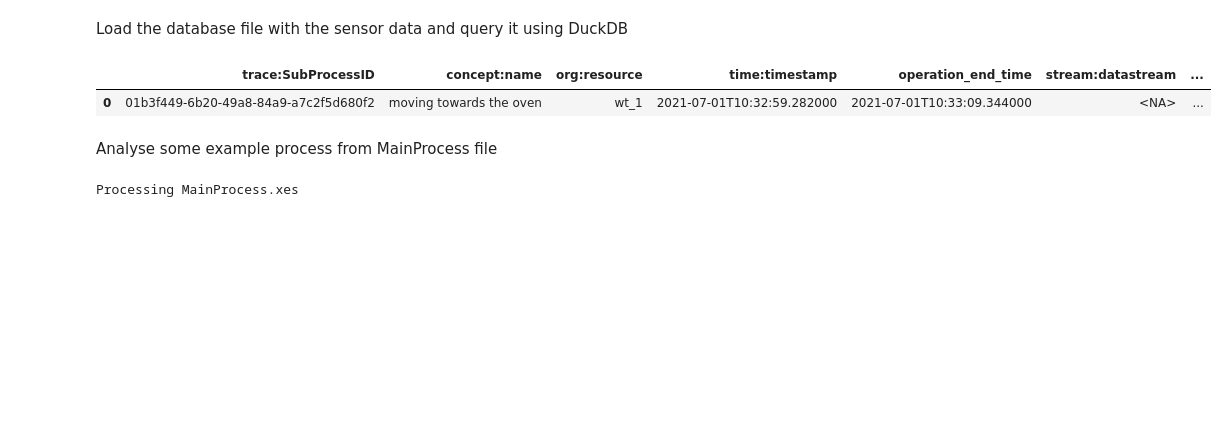
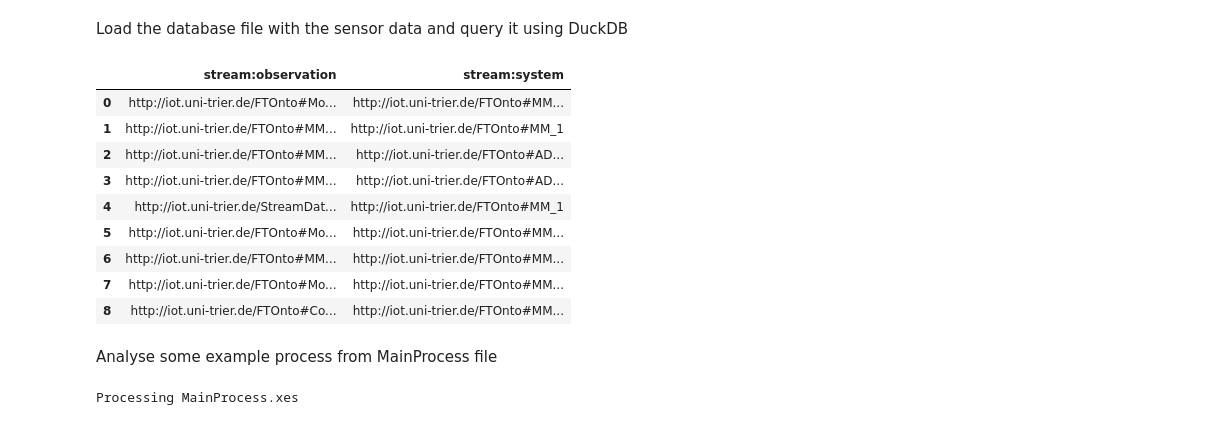
Before and after one commit to Olive305/Bachelor-thesis, a Jupyter notebook: Data/IoT enriched event log paper/document_log_content.ipynb, the cells around one changed output. Cells and saved outputs as stored; diff of their text form; code cells hidden in the pictures; blank space fills up the shorter version.

```diff
--- a/Data/IoT enriched event log paper/document_log_content.ipynb
+++ b/Data/IoT enriched event log paper/document_log_content.ipynb
@@ -313,39 +313,47 @@ if False:
     print("\nColumns and types in sensor_data:")
     print(info_df['name'])
 
 # Show a sample of the data
 if False:
     print("\nSample rows from sensor_data:")
     sample_df = con.execute("SELECT * FROM sensor_data LIMIT 5").df()
     display(sample_df)
 
 
 # ------------------------
 # Enter query here
 # ------------------------
 
 df_sensor_grouped = con.execute("""
     SELECT
-    *
+    "stream:observation",
+    "stream:system",
     FROM sensor_data
-    WHERE "stream:observation" = 'http://iot.uni-trier.de/FTOnto#OV_1_WT_1_Temperature'
-    AND "org:resource" != 'ov_1'
-    LIMIT 1
+    WHERE "org:resource" = 'mm_1' AND "stream:procedure_type" = 'stream:continuous'
+    GROUP BY "stream:observation", "stream:system", "org:resource", "stream:procedure_type"
 
 """).df()
 
 # ------------------------
 
 
 # Display with full width
 
 pd.set_option('display.max_colwidth', None)
 pd.set_option('display.width', None)
 pd.set_option('display.max_columns', None)
 display(df_sensor_grouped)
 # %% [output]
-|  | trace:SubProcessID | concept:name | org:resource | time:timestamp | operation_end_time | stream:datastream | ... |
-| 0 | 01b3f449-6b20-49a8-84a9-a7c2f5d680f2 | moving towards the oven | wt_1 | 2021-07-01T10:32:59.282000 | 2021-07-01T10:33:09.344000 | <NA> | ... |
+|  | stream:observation | stream:system |
+| 0 | http://iot.uni-trier.de/FTOnto#Mo... | http://iot.uni-trier.de/FTOnto#MM... |
+| 1 | http://iot.uni-trier.de/FTOnto#MM... | http://iot.uni-trier.de/FTOnto#MM_1 |
+| 2 | http://iot.uni-trier.de/FTOnto#MM... | http://iot.uni-trier.de/FTOnto#AD... |
+| 3 | http://iot.uni-trier.de/FTOnto#MM... | http://iot.uni-trier.de/FTOnto#AD... |
+| 4 | http://iot.uni-trier.de/StreamDat... | http://iot.uni-trier.de/FTOnto#MM_1 |
+| 5 | http://iot.uni-trier.de/FTOnto#Mo... | http://iot.uni-trier.de/FTOnto#MM... |
+| 6 | http://iot.uni-trier.de/FTOnto#MM... | http://iot.uni-trier.de/FTOnto#MM... |
+| 7 | http://iot.uni-trier.de/FTOnto#Mo... | http://iot.uni-trier.de/FTOnto#MM... |
+| 8 | http://iot.uni-trier.de/FTOnto#Co... | http://iot.uni-trier.de/FTOnto#MM... |
 # %% [markdown]
 Analyse some example process from MainProcess file
 # %%
```
Also changed, not shown: parts of 9 cells of this notebook, 5 other files.
